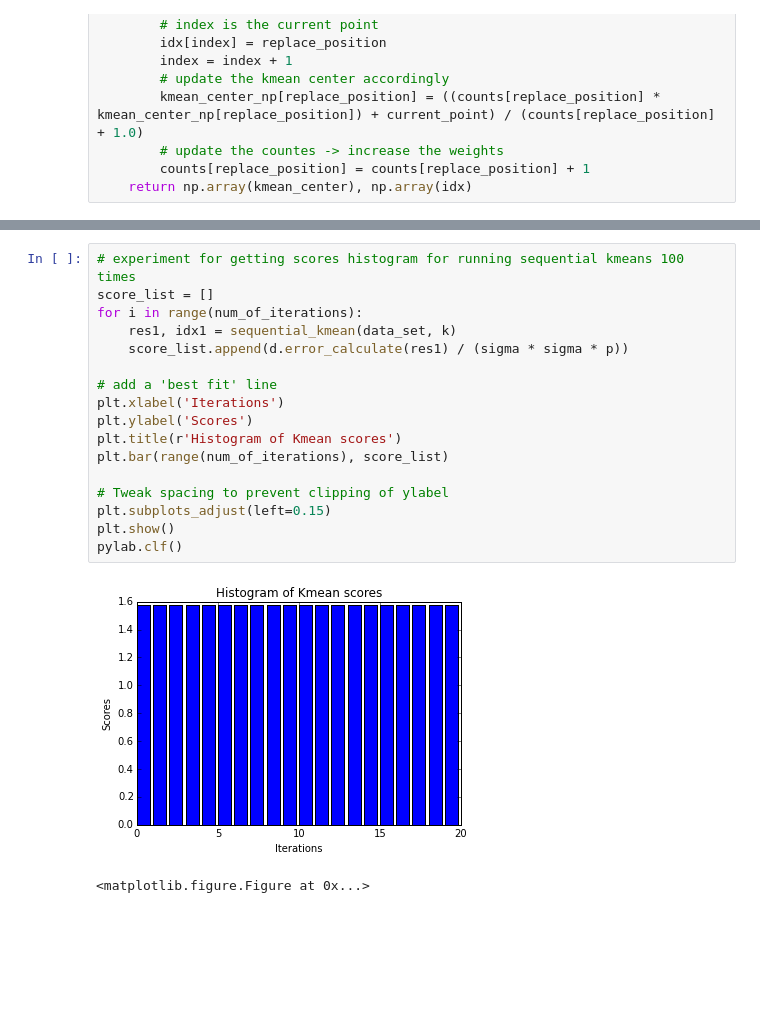
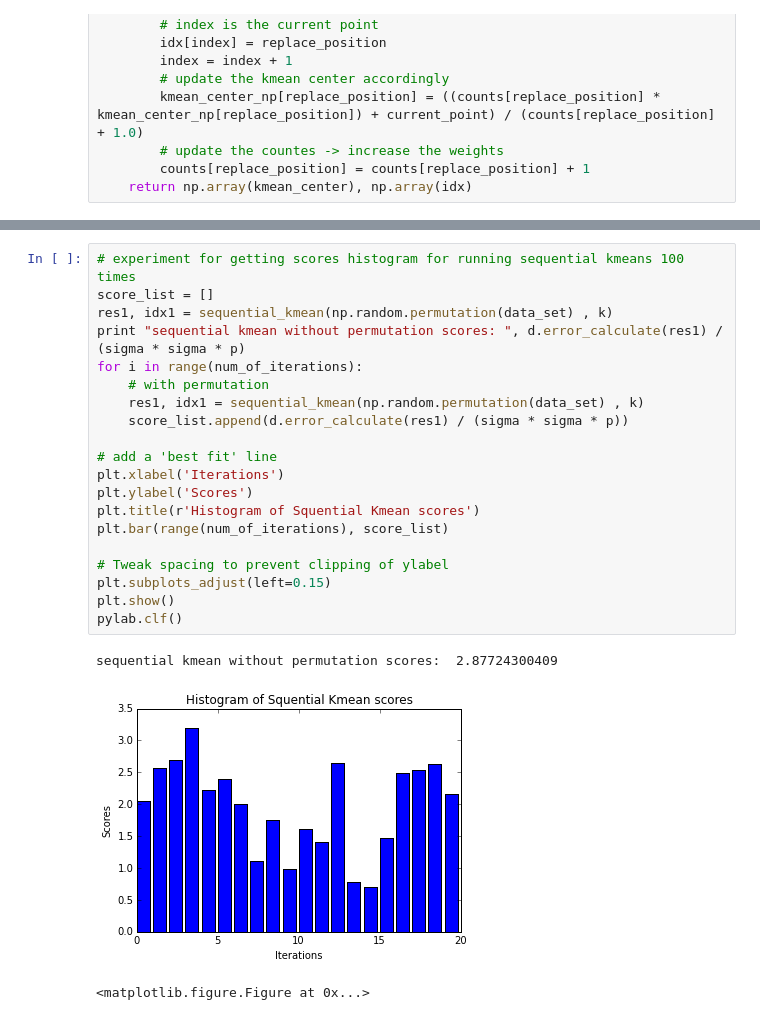
Before and after one commit to RuiqingQiu/K-Mean, a Jupyter notebook: kmeans.ipynb, the cells around one changed output, grey strips where cells are left out. Saved outputs shown, nothing was run; the diff lists cells and outputs as text; blank space fills up the shorter version.

```diff
--- a/kmeans.ipynb
+++ b/kmeans.ipynb
@@ -235,20 +235,24 @@ pylab.clf()
 # %%
 # experiment for getting scores histogram for running sequential kmeans 100 times
 score_list = []
+res1, idx1 = sequential_kmean(np.random.permutation(data_set) , k)
+print "sequential kmean without permutation scores: ", d.error_calculate(res1) / (sigma * sigma * p)
 for i in range(num_of_iterations):
-    res1, idx1 = sequential_kmean(data_set, k)
+    # with permutation
+    res1, idx1 = sequential_kmean(np.random.permutation(data_set) , k)
     score_list.append(d.error_calculate(res1) / (sigma * sigma * p))
 
 # add a 'best fit' line
 plt.xlabel('Iterations')
 plt.ylabel('Scores')
-plt.title(r'Histogram of Kmean scores')
+plt.title(r'Histogram of Squential Kmean scores')
 plt.bar(range(num_of_iterations), score_list)
 
 # Tweak spacing to prevent clipping of ylabel
 plt.subplots_adjust(left=0.15)
 plt.show()
 pylab.clf()
 # %% [output]
+sequential kmean without permutation scores:  2.87724300409
-[figure, old version]
+[figure, new version]
-<matplotlib.figure.Figure at 0x...>
+<matplotlib.figure.Figure at 0x...>
```
Also changed, not shown: parts of 5 cells of this notebook, 12 other files.
